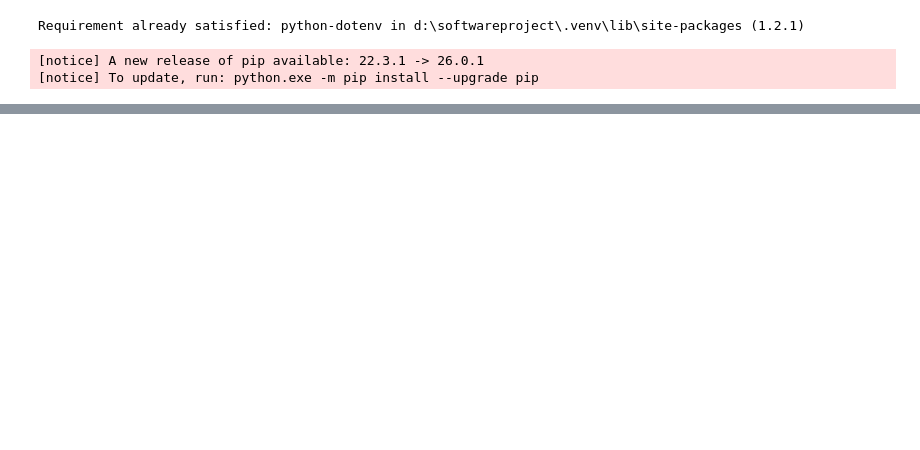
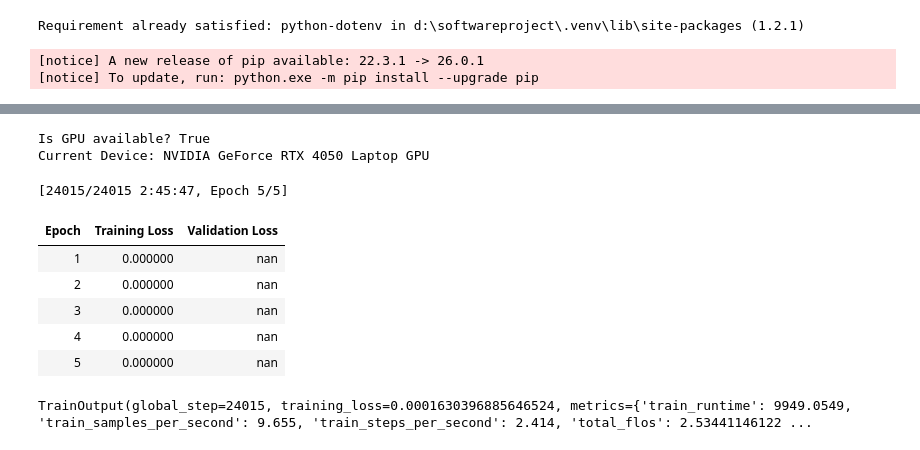
Before and after one commit to saheer-ASM/Software-Group-Project-Bibliometric-Data-Collection, a Jupyter notebook: Download_model3.ipynb, the cells around one changed output, grey strips where cells are left out. Saved outputs shown, nothing was run; the diff lists cells and outputs as text; code cells hidden in the pictures; blank space fills up the shorter version.

```diff
--- a/Download_model3.ipynb
+++ b/Download_model3.ipynb
@@ -55,0 +211,16 @@ model.save_pretrained(f"/filed_classification_models_for_software_project/model/
+# %%
+model_nm = "microsoft/deberta-v3-base"
+tokenizer = AutoTokenizer.from_pretrained(model_nm)
+
+def tokenize_func(examples):
+    return tokenizer(examples["input_text"], truncation=True, padding="max_length", max_length=512)
+
+tokenized_ds = dataset.map(tokenize_func, batched=True)
+
+model = AutoModelForSequenceClassification.from_pretrained(
+    model_nm,
+    num_labels=num_labels,
+    problem_type="multi_label_classification",
+    ignore_mismatched_sizes=True,
+    use_safetensors=True
+)
@@ -55,0 +245,46 @@ model.save_pretrained(f"/filed_classification_models_for_software_project/model/
+# %%
+import torch
+print(f"Is GPU available? {torch.cuda.is_available()}")
+print(f"Current Device: {torch.cuda.get_device_name(0) if torch.cuda.is_available() else 'CPU'}")
+# %% [output]
+Is GPU available? True
+Current Device: NVIDIA GeForce RTX 4050 Laptop GPU
+# %%
+from transformers import TrainingArguments, Trainer
+
+# Your arguments should work now since we fixed eval_strategy
+args = TrainingArguments(
+    output_dir='research_classifier_output',
+    eval_strategy="epoch",
+    save_strategy="epoch",
+    learning_rate=2e-5,
+    per_device_train_batch_size=4,
+    per_device_eval_batch_size=4,
+    num_train_epochs=5,
+    weight_decay=0.01,
+    bf16=True,
+    fp16=False,
+    load_best_model_at_end=True,
+    logging_steps=10
+)
+
+# Update 'tokenizer' to 'processing_class' here
+trainer = Trainer(
+    model=model,
+    args=args,
+    train_dataset=tokenized_ds['train'],
+    eval_dataset=tokenized_ds['test'],
+    processing_class=tokenizer, # Changed from 'tokenizer' to 'processing_class'
+)
+
+# NOW RUN THE PROCESS
+trainer.train()2
+# %% [output]
+[24015/24015 2:45:47, Epoch 5/5]
+| Epoch | Training Loss | Validation Loss |
+| 1 | 0.000000 | nan |
+| 2 | 0.000000 | nan |
+| 3 | 0.000000 | nan |
+| 4 | 0.000000 | nan |
+| 5 | 0.000000 | nan |
+TrainOutput(global_step=24015, training_loss=0.0001630396885646524, metrics={'train_runtime': 9949.0549, 'train_samples_per_second': 9.655, 'train_steps_per_second': 2.414, 'total_flos': 2.53441146122 ...
```
Also changed, not shown: parts of 15 cells of this notebook, 3 other files.
